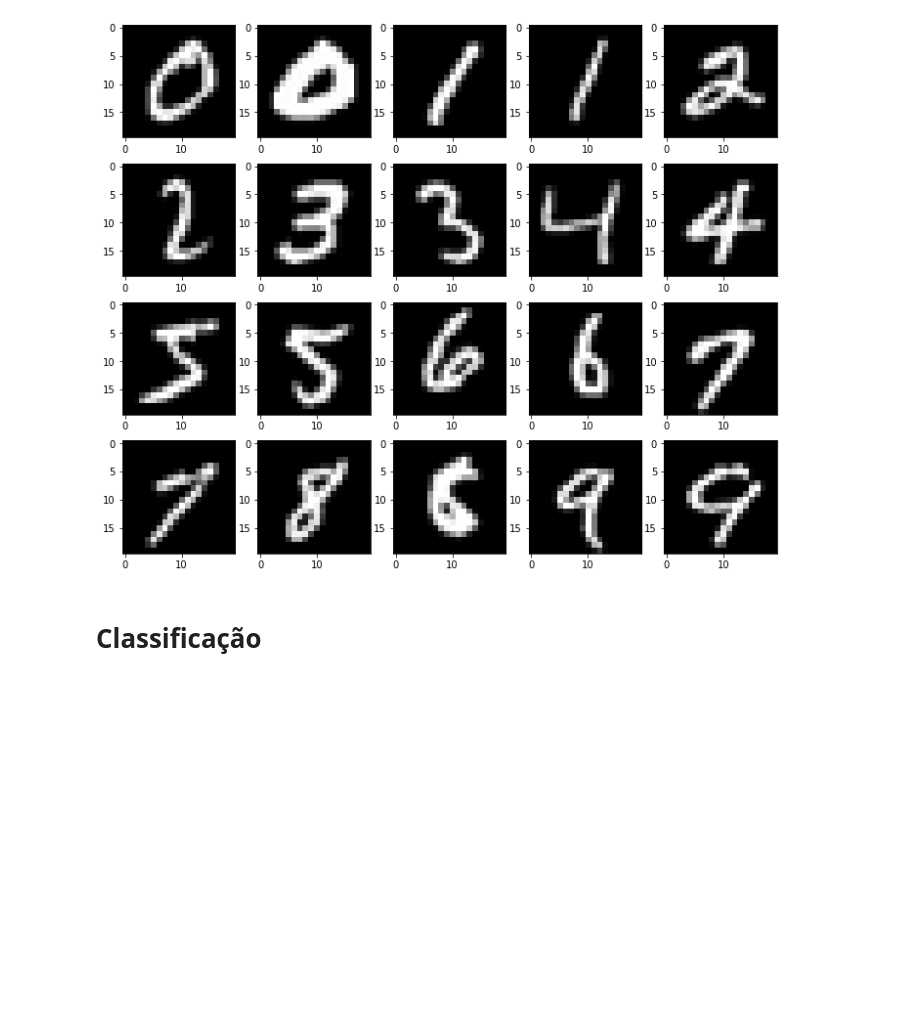
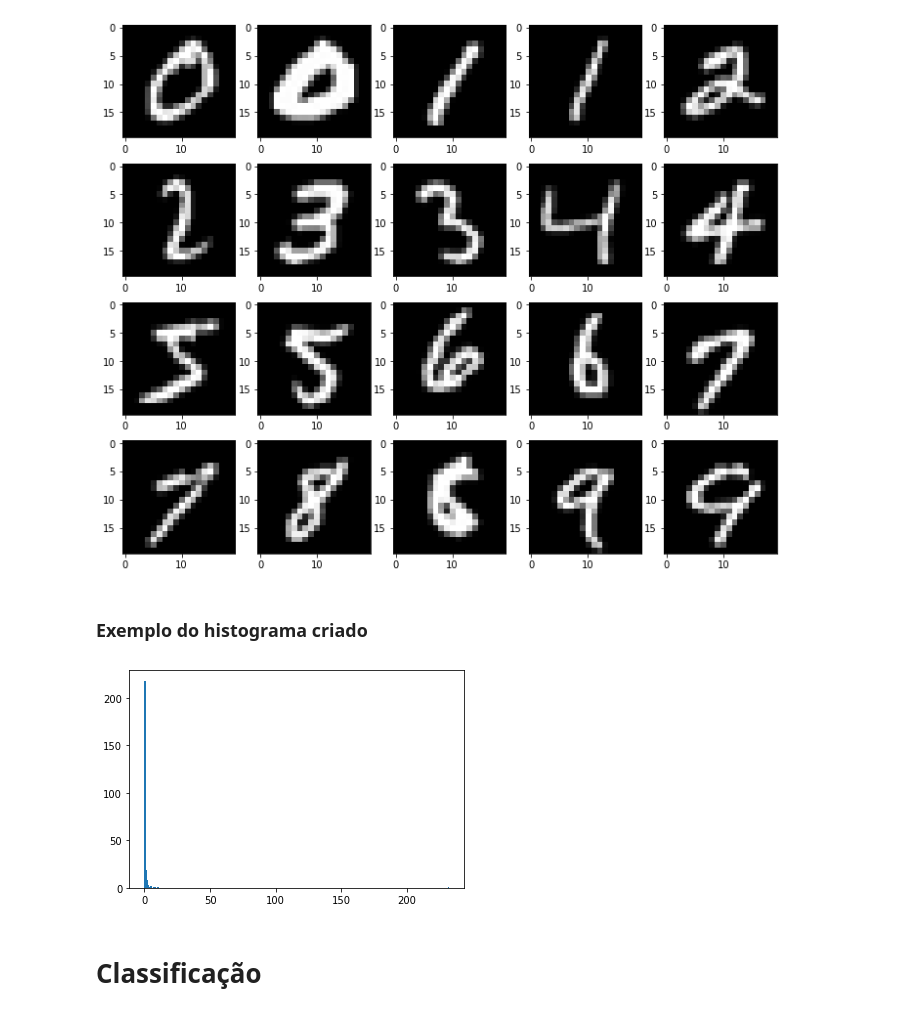
Before and after one commit to IvanCalvo/pdi, a Jupyter notebook: trabalho4/lbp.ipynb, the cells around one changed output. Saved outputs shown, nothing was run; the diff lists cells and outputs as text; code cells hidden in the pictures; blank space fills up the shorter version.

```diff
--- a/trabalho4/lbp.ipynb
+++ b/trabalho4/lbp.ipynb
@@ -82,6 +82,13 @@ def lbp_atributes(imgs):
     return np.array(lbp_data)
 
 train_data = lbp_atributes(train_imgs)
+# %% [markdown]
+### Exemplo do histograma criado
+# %%
+_ = plt.hist(train_data[1000], bins=256)
+plt.show()
+# %% [output]
+[figure, added]
 # %% [markdown]
 # Classificação
 # %% [markdown]
```
Also changed, not shown: parts of 2 cells of this notebook, 3 other files.
